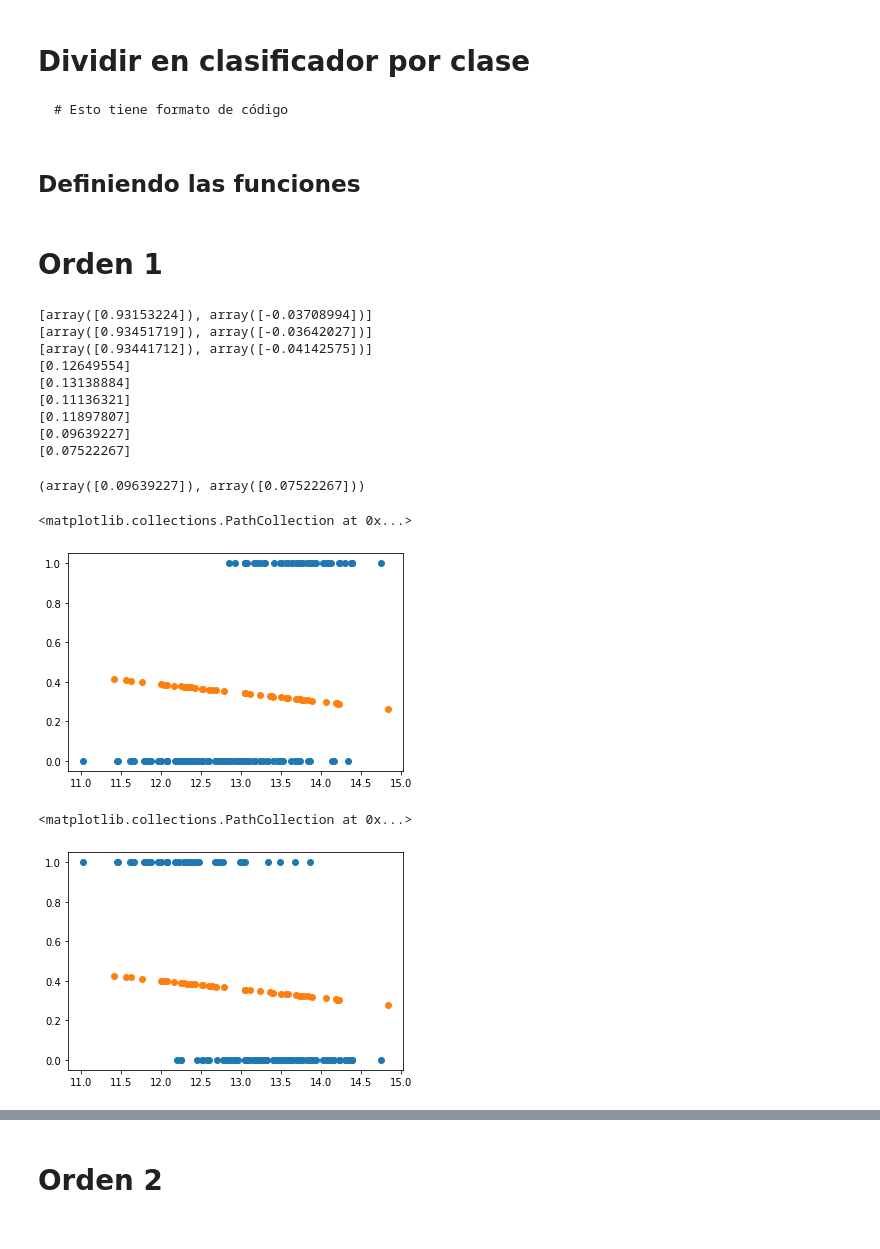
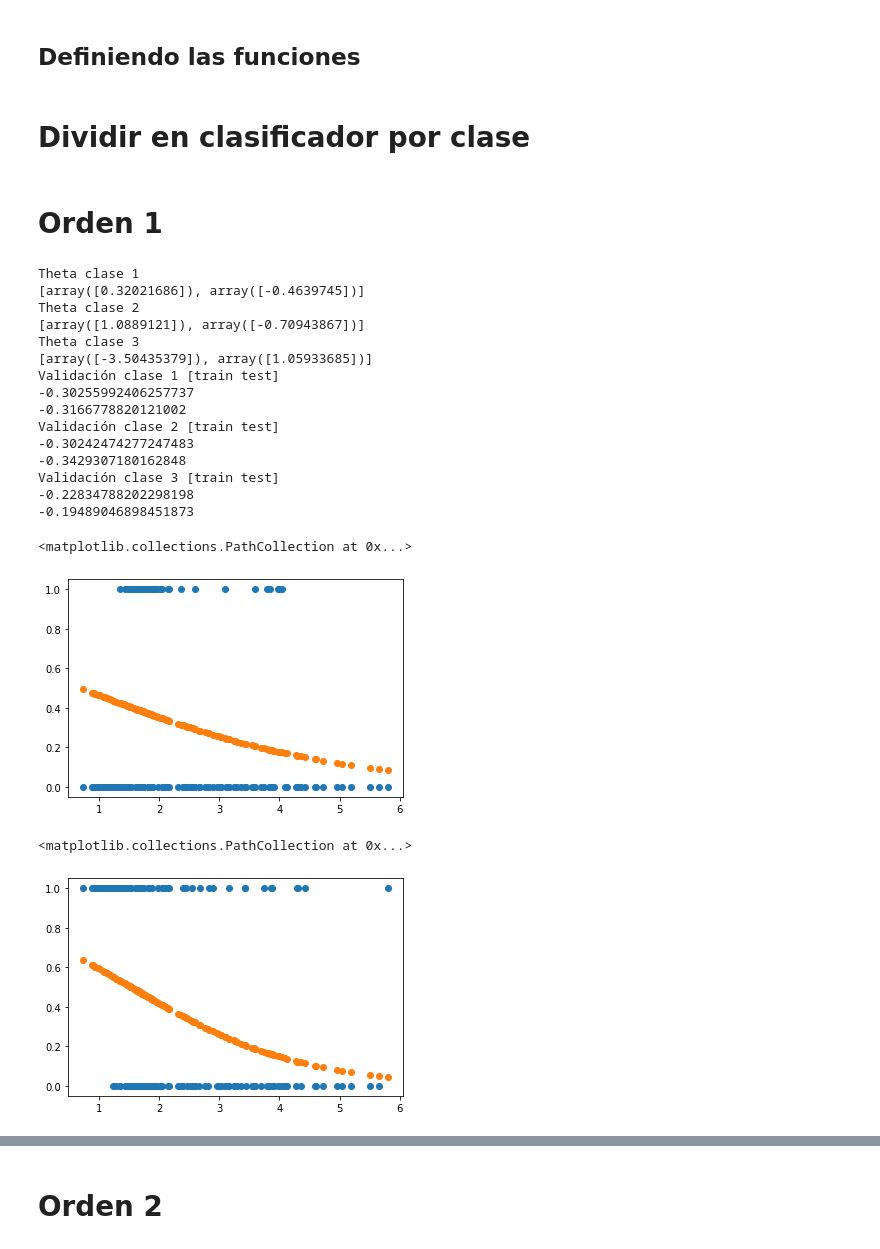
Before and after one commit to Suemy-AZ/Modulo_2, a Jupyter notebook: M2.ipynb, the cells around one changed output, grey strips where cells are left out. Cells and saved outputs as stored; diff of their text form; code cells hidden in the pictures.

````diff
--- a/M2.ipynb
+++ b/M2.ipynb
@@ -24,6 +30,0 @@ Mounted at /content/gdrive
-# %% [markdown]
-# Dividir en clasificador por clase
-
-```
-# Esto tiene formato de código
-```
@@ -107,41 +125,67 @@ def validate(x_c1t,y_c1t,x_c1v,y_c1v,theta):
+# %% [markdown]
+# Dividir en clasificador por clase
+# %%
+import numpy as np
+x= df[["malic"]].to_numpy()
+y= df[["class"]].to_numpy()
+
+from sklearn.model_selection import train_test_split
+
+c1=np.where(df["class"] == 1, 1,0 )
+c2=np.where(df["class"] == 2, 1,0 )
+c3=np.where(df["class"] == 3, 1,0 )
+
+x_c1t, x_c1v, y_c1t, y_c1v = train_test_split(x,c1,random_state=0)
+x_c2t, x_c2v, y_c2t, y_c2v = train_test_split(x,c2,random_state=0)
+x_c3t, x_c3v, y_c3t, y_c3v = train_test_split(x,c3,random_state=0)
 # %% [markdown]
 # Orden 1
 # %%
-from math import e
-h= lambda x,theta : theta[0]+theta[1]*x #Definimos la ecuación lineal de orden 1
-#h=lambda x, theta : 1/(1+e**(-(theta[0]+theta[1]*x)))
-j_i = lambda x,y,theta : (y-h(x,theta))**2 #Función de costo
+from math import e,log
+h   = lambda x,theta: 1/(1+e**(-(theta[0]+theta[1]*x))) #Función de hipótesis (orden 1)
+j_i = lambda x,y,theta: y*log(h(x,theta),e) + (1-y)*log(1-h(x,theta),e) #Función de costo
 
-theta11=orden1(x_c1t,y_c1t,[1,1],0.0001,h,j_i)
-theta21=orden1(x_c2t,y_c2t,[1,1],0.0001,h,j_i)
-theta31=orden1(x_c3t,y_c3t,[1,1],0.0001,h,j_i)
+print("Theta clase 1")
+theta11=orden1(x_c1t,y_c1t,[1,1],0.1,h,j_i)
+print("Theta clase 2")
+theta21=orden1(x_c2t,y_c2t,[1,1],0.1,h,j_i)
+print("Theta clase 3")
+theta31=orden1(x_c3t,y_c3t,[1,1],0.1,h,j_i)
 
+print("Validación clase 1 [train test]")
 validate(x_c1t,y_c1t,x_c1v,y_c1v,theta11)
+print("Validación clase 2 [train test]")
 validate(x_c2t,y_c2t,x_c2v,y_c2v,theta21)
+print("Validación clase 3 [train test]")
 validate(x_c3t,y_c3t,x_c3v,y_c3v,theta31)
 # %% [output]
-[array([0.93153224]), array([-0.03708994])]
-[array([0.93451719]), array([-0.03642027])]
-[array([0.93441712]), array([-0.04142575])]
-[0.12649554]
-[0.13138884]
-[0.11136321]
-[0.11897807]
-[0.09639227]
-[0.07522267]
+Theta clase 1
+[array([0.32021686]), array([-0.4639745])]
+Theta clase 2
+[array([1.0889121]), array([-0.70943867])]
+Theta clase 3
+[array([-3.50435379]), array([1.05933685])]
+Validación clase 1 [train test]
+-0.30255992406257737
+-0.3166778820121002
+Validación clase 2 [train test]
+-0.30242474277247483
+-0.3429307180162848
+Validación clase 3 [train test]
+-0.22834788202298198
+-0.19489046898451873
-(array([0.09639227]), array([0.07522267]))
 # %%
 import matplotlib.pyplot as pt
 
-pt.scatter(x_c1t,y_c1t)
-pt.scatter(x_c1v,h(x_c1v,theta11))
+pt.scatter(x,c1)
+pt.scatter(x,h(x,theta11))
 # %% [output]
 <matplotlib.collections.PathCollection at 0x...>
-[figure, old version]
+[figure, new version]
 # %%
-pt.scatter(x_c2t,y_c2t)
-pt.scatter(x_c2v,h(x_c2v,theta21))
+pt.scatter(x,c2)
+pt.scatter(x,h(x,theta21))
 # %% [output]
 <matplotlib.collections.PathCollection at 0x...>
-[figure, old version]
+[figure, new version]
 # %%
````
Also changed, not shown: parts of 17 cells of this notebook.
